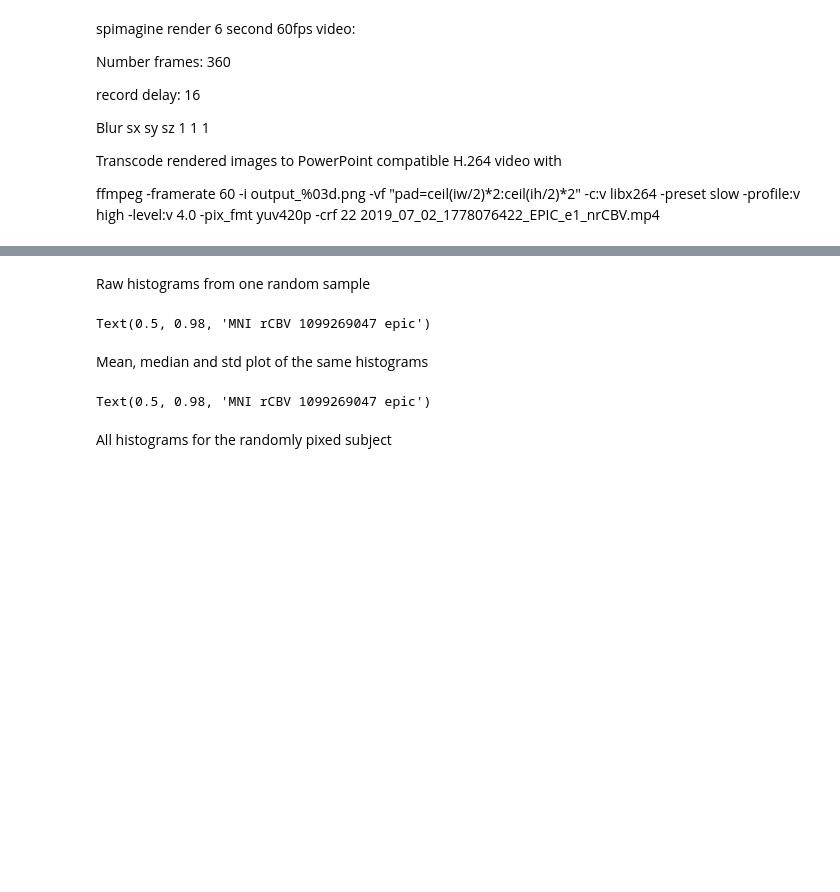
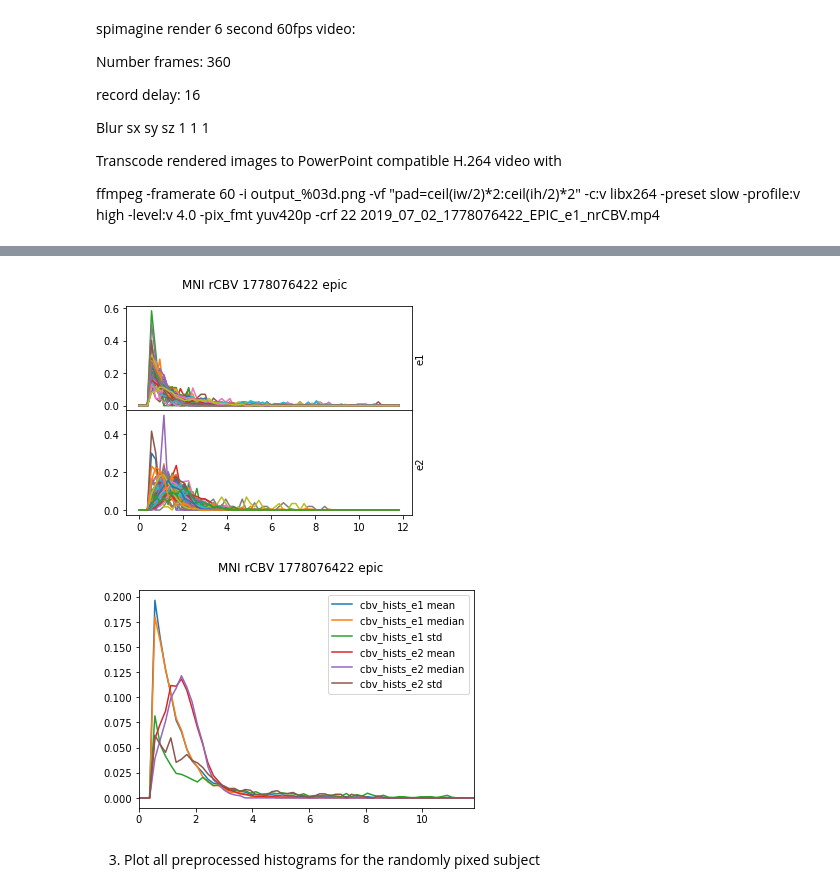
Before and after one commit to ivartz/epi_corrections, a Jupyter notebook: notebooks/corretion_assessment_part_2.ipynb, the cells around one changed output, grey strips where cells are left out. Saved outputs shown, nothing was run; the diff lists cells and outputs as text; code cells hidden in the pictures; blank space fills up the shorter version.

```diff
--- a/notebooks/corretion_assessment_part_2.ipynb
+++ b/notebooks/corretion_assessment_part_2.ipynb
@@ -126 +131,5 @@ Visualize the outlier areas based on outlier histograms of the selected sample
+# %%
+#two_tail_fraction = 0.03
+#two_tail_fraction = 0.1
+two_tail_fraction = 0.05
 # %%
@@ -163,47 +190,20 @@ import matplotlib.pyplot as plt
 # %%
 #matplotlib.pyplot.switch_backend("Qt5Agg")
-# %% [markdown]
-Raw histograms from one random sample
-# %%
-fig = plt.figure(figsize=np.array([6.4*0.8, 4.8*0.8]))
-
-cbv_hists_e1 = pd.DataFrame(\
-                      data=eval(correction_method + "_e1_CBV_region_histograms")[subject_number], \
-                      index=region_values.flatten(), \
-                      columns=hist_edges[0][:-1])
-cbv_hists_e2 = pd.DataFrame(\
-                      data=eval(correction_method + "_e2_CBV_region_histograms")[subject_number], \
-                      index=region_values.flatten(), \
-                      columns=hist_edges[0][:-1])
-ax1 = fig.add_subplot(2, 1, 1)
-ax1.yaxis.set_label_position("right")
-ax1.set_ylabel("e1")
-ax1.plot(cbv_hists_e1.transpose());
-plt.subplots_adjust(hspace = 0.001)
-ax2 = fig.add_subplot(2, 1, 2)
-ax2.yaxis.set_label_position("right")
-ax2.set_ylabel("e2")
-ax2.plot(cbv_hists_e2.transpose());
-plt.subplots_adjust(hspace = 0.001)
-
-title = "MNI rCBV %s %s" % (ID, correction_method)
-
-fig.suptitle(title)
-# %% [output]
-Text(0.5, 0.98, 'MNI rCBV 1099269047 epic')
-# %% [markdown]
-Mean, median and std plot of the same histograms
-# %%
-plt.figure()
-cbv_hists_e1.mean().plot()
-cbv_hists_e1.median().plot()
-cbv_hists_e1.std().plot()
-cbv_hists_e2.mean().plot()
-cbv_hists_e2.median().plot()
-cbv_hists_e2.std().plot()
-plt.legend(("cbv_hists_e1 mean", "cbv_hists_e1 median", "cbv_hists_e1 std", "cbv_hists_e2 mean", "cbv_hists_e2 median", "cbv_hists_e2 std"))
-plt.suptitle(title)
-# %% [output]
-Text(0.5, 0.98, 'MNI rCBV 1099269047 epic')
+# %%
+preprocess_and_plot_selected_histograms(region_values,\
+                                        hist_edges,\
+                                        raw_e1_CBV_region_histograms,\
+                                        raw_e2_CBV_region_histograms,\
+                                        topup_e1_CBV_region_histograms,\
+                                        topup_e2_CBV_region_histograms,\
+                                        epic_e1_CBV_region_histograms,\
+                                        epic_e2_CBV_region_histograms,\
+                                        two_tail_fraction=two_tail_fraction,\
+                                        subject_number=subject_number,\
+                                        correction_method=correction_method,\
+                                        ID=ID)
+# %% [output]
+[figure, added]
+[figure, added]
 # %% [markdown]
-All histograms for the randomly pixed subject
+3. Plot all preprocessed histograms for the randomly pixed subject
```
Also changed, not shown: parts of 56 cells of this notebook, 12 other files.
